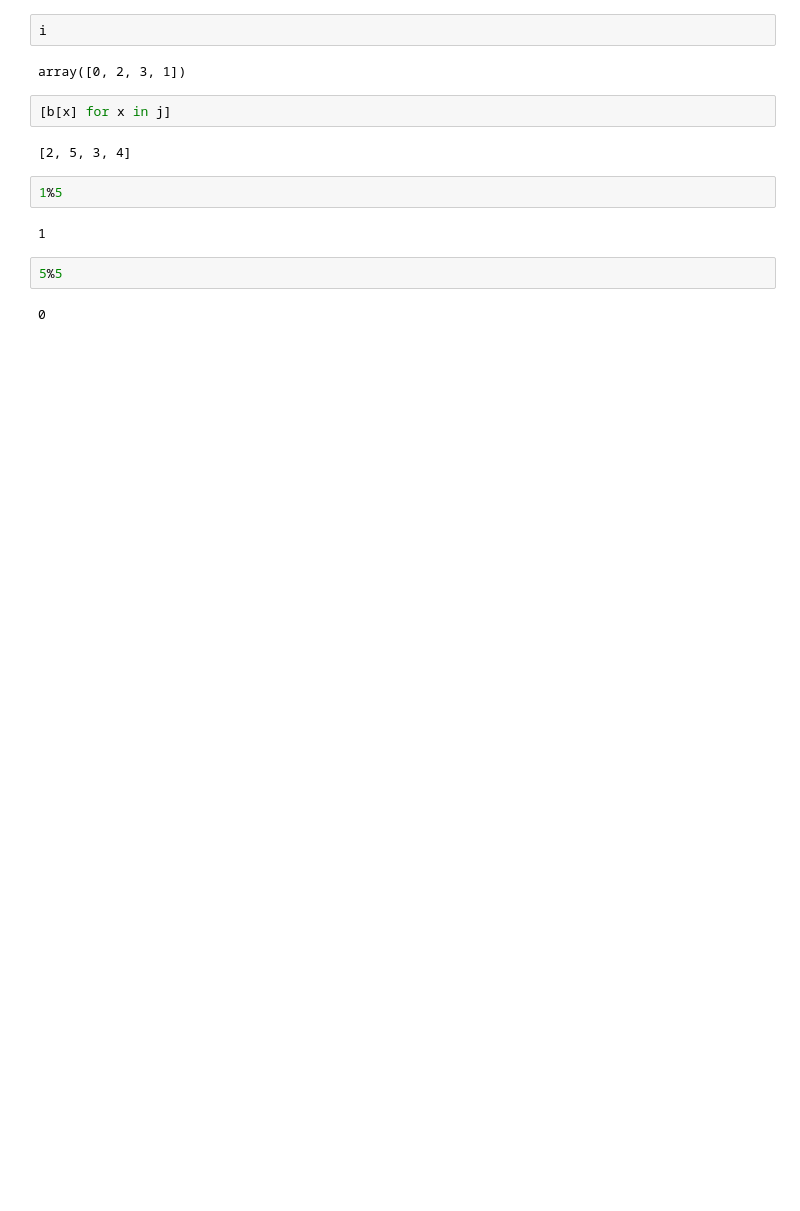
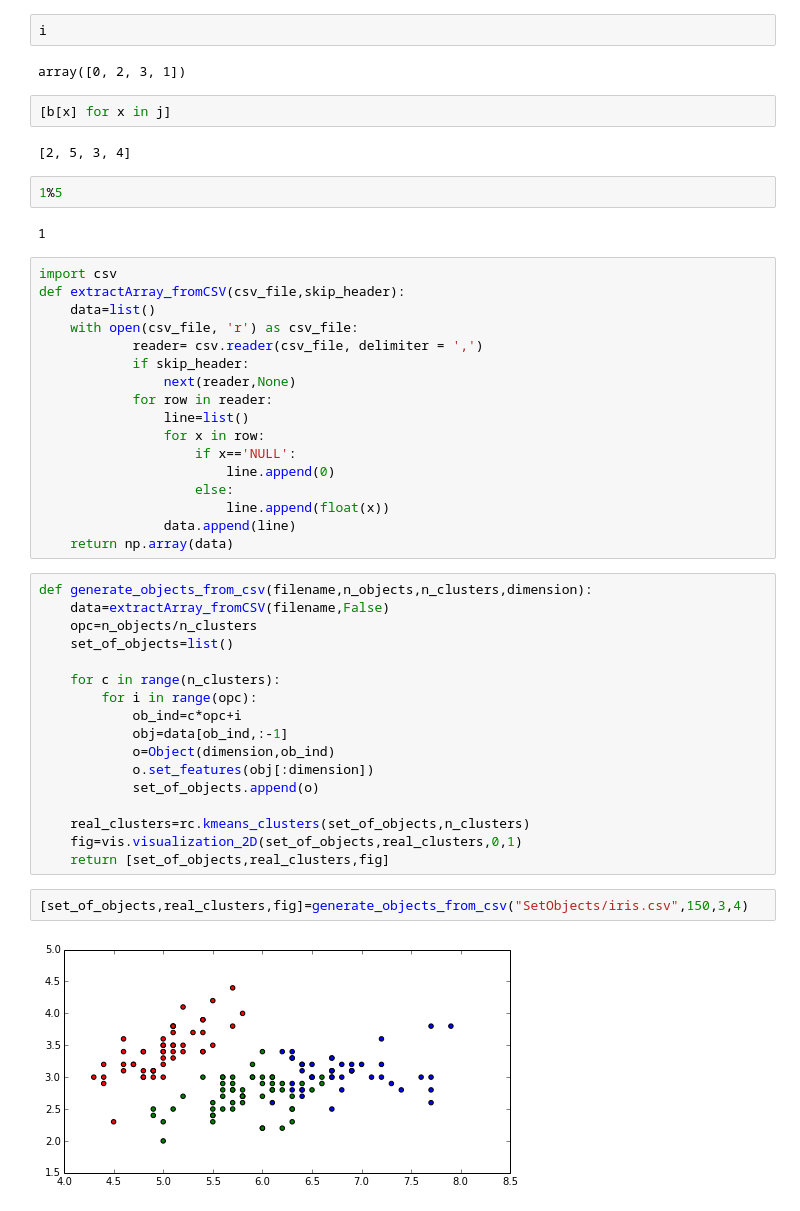
Before and after one commit to sebboyer/Adaptive_clustering, a Jupyter notebook: test.ipynb, the cells around one changed output. Drawn from its saved outputs; the diff is of its cells as text; blank space fills up the shorter version.

```diff
--- a/test.ipynb
+++ b/test.ipynb
@@ -387,7 +387,41 @@ array([0, 2, 3, 1])
 1%5
 # %% [output]
 1
-# %%
-5%5
-# %% [output]
-0
+# %%
+import csv
+def extractArray_fromCSV(csv_file,skip_header):
+	data=list()
+	with open(csv_file, 'r') as csv_file:
+			reader= csv.reader(csv_file, delimiter = ',')
+			if skip_header:
+				next(reader,None)
+			for row in reader:
+				line=list()
+				for x in row:
+					if x=='NULL':
+						line.append(0)
+					else:
+						line.append(float(x))
+				data.append(line)
+	return np.array(data)
+# %%
+def generate_objects_from_csv(filename,n_objects,n_clusters,dimension):
+    data=extractArray_fromCSV(filename,False)
+    opc=n_objects/n_clusters
+    set_of_objects=list()
+
+    for c in range(n_clusters):
+        for i in range(opc):
+            ob_ind=c*opc+i
+            obj=data[ob_ind,:-1]
+            o=Object(dimension,ob_ind)
+            o.set_features(obj[:dimension])
+            set_of_objects.append(o)
+
+    real_clusters=rc.kmeans_clusters(set_of_objects,n_clusters)
+    fig=vis.visualization_2D(set_of_objects,real_clusters,0,1)
+    return [set_of_objects,real_clusters,fig]
+# %%
+[set_of_objects,real_clusters,fig]=generate_objects_from_csv("SetObjects/iris.csv",150,3,4)
+# %% [output]
+[figure, added]
```
Also changed, not shown: 9 other files.
